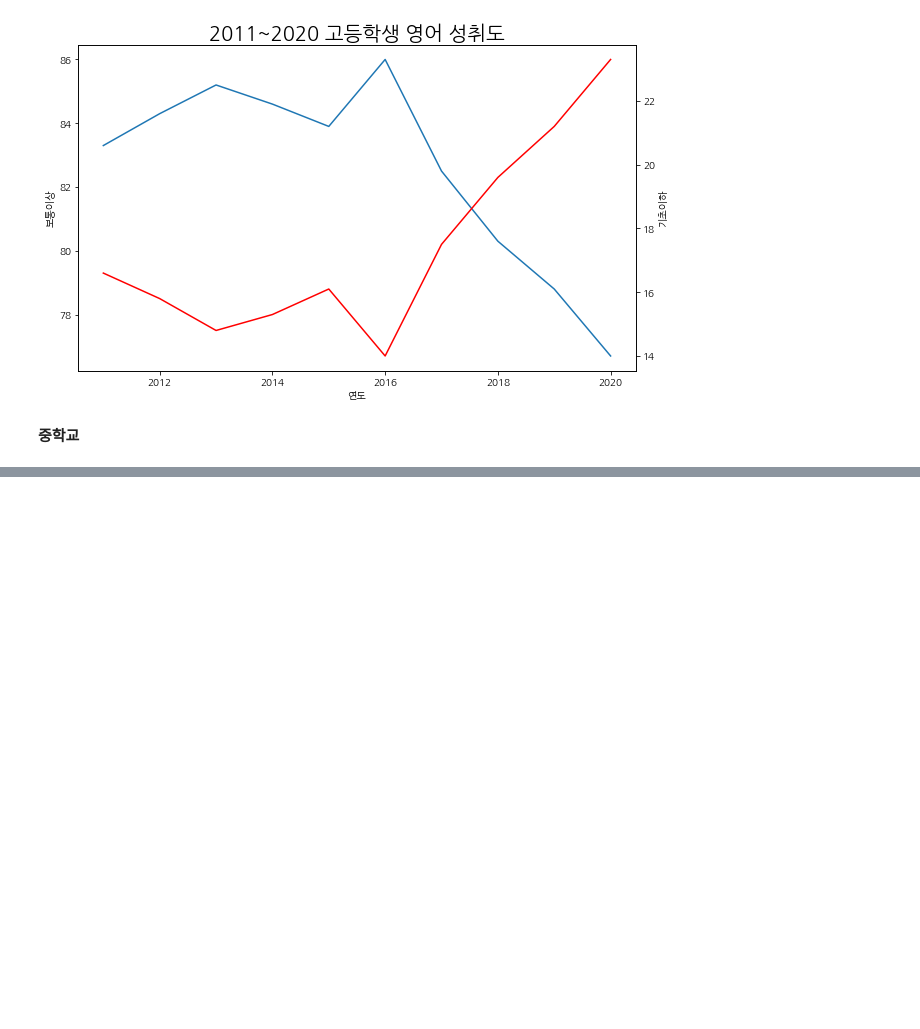
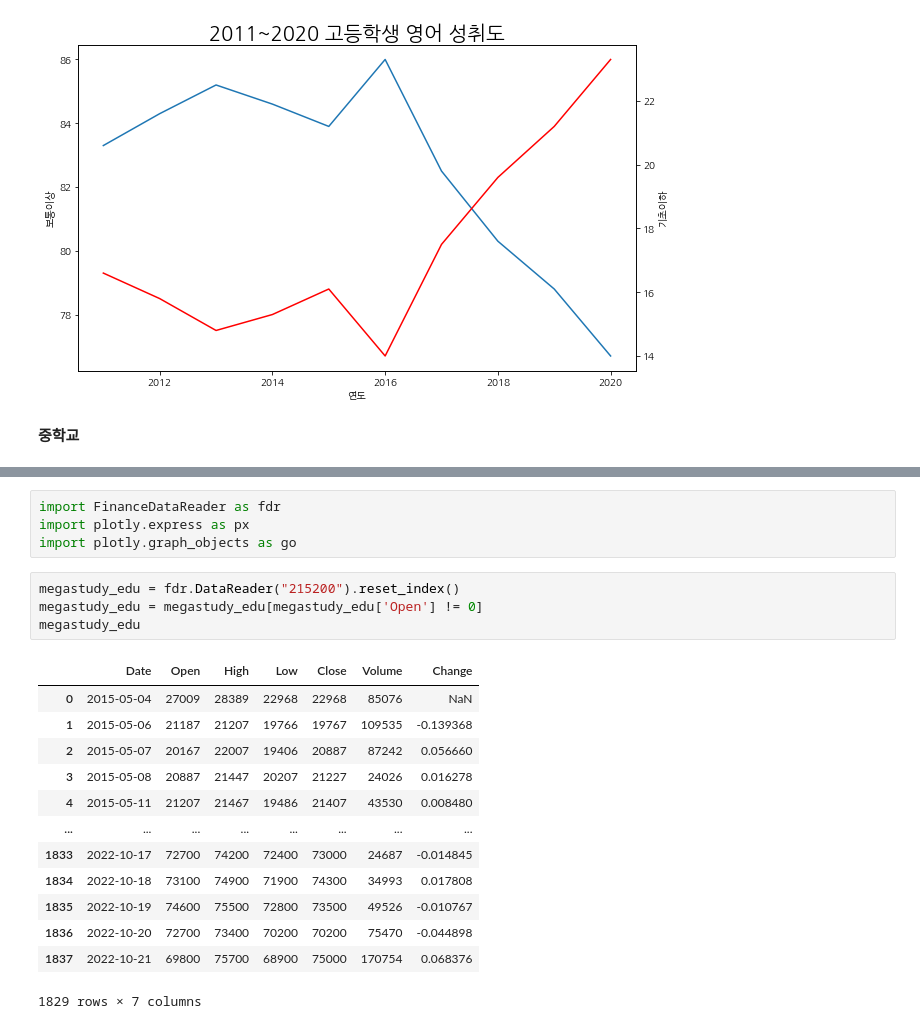
Before and after one commit to moonstar97/Structure, a Jupyter notebook: 가설5번_EDA_합본용 편집.ipynb, the cells around one changed output, grey strips where cells are left out. Drawn from its saved outputs; the diff is of its cells as text; blank space fills up the shorter version.

```diff
--- a/가설5번_EDA_합본용 편집.ipynb
+++ b/가설5번_EDA_합본용 편집.ipynb
@@ -478,0 +440,22 @@ Text(0.5, 1.0, '영어 수학 과목과 수시정시, 사교육의 상관관계'
+# %%
+import FinanceDataReader as fdr
+import plotly.express as px
+import plotly.graph_objects as go
+# %%
+megastudy_edu = fdr.DataReader("215200").reset_index()
+megastudy_edu = megastudy_edu[megastudy_edu['Open'] != 0]
+megastudy_edu
+# %% [output]
+|  | Date | Open | High | Low | Close | Volume | Change |
+| 0 | 2015-05-04 | 27009 | 28389 | 22968 | 22968 | 85076 | NaN |
+| 1 | 2015-05-06 | 21187 | 21207 | 19766 | 19767 | 109535 | -0.139368 |
+| 2 | 2015-05-07 | 20167 | 22007 | 19406 | 20887 | 87242 | 0.056660 |
+| 3 | 2015-05-08 | 20887 | 21447 | 20207 | 21227 | 24026 | 0.016278 |
+| 4 | 2015-05-11 | 21207 | 21467 | 19486 | 21407 | 43530 | 0.008480 |
+| ... | ... | ... | ... | ... | ... | ... | ... |
+| 1833 | 2022-10-17 | 72700 | 74200 | 72400 | 73000 | 24687 | -0.014845 |
+| 1834 | 2022-10-18 | 73100 | 74900 | 71900 | 74300 | 34993 | 0.017808 |
+| 1835 | 2022-10-19 | 74600 | 75500 | 72800 | 73500 | 49526 | -0.010767 |
+| 1836 | 2022-10-20 | 72700 | 73400 | 70200 | 70200 | 75470 | -0.044898 |
+| 1837 | 2022-10-21 | 69800 | 75700 | 68900 | 75000 | 170754 | 0.068376 |
+1829 rows × 7 columns
```
Also changed, not shown: parts of 14 cells of this notebook, 2 other files.
